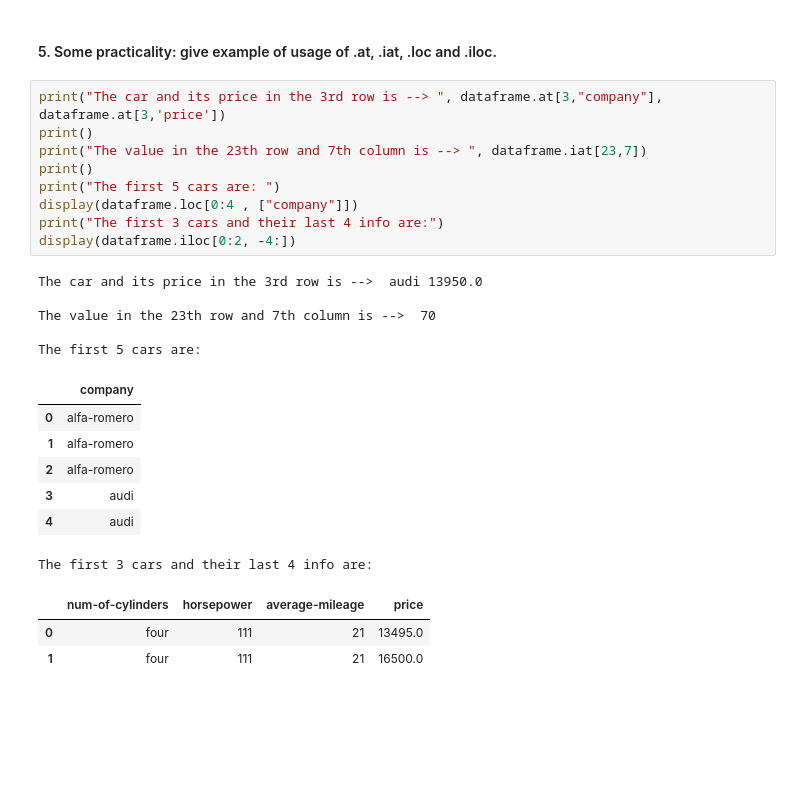
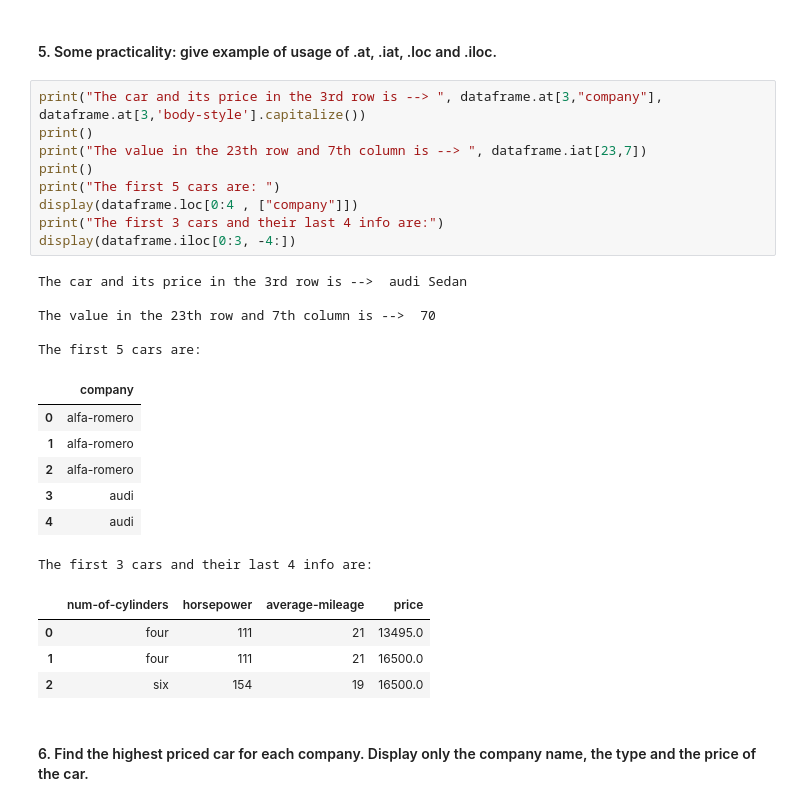
Before and after one commit to Steppenwolf2323/DSA-NumPy-Pandas-Exercises-, a Jupyter notebook: Pandas/Pandas_Exercises.ipynb, the cells around one changed output. Cells and saved outputs as stored; diff of their text form; blank space fills up the shorter version.

```diff
--- a/Pandas/Pandas_Exercises.ipynb
+++ b/Pandas/Pandas_Exercises.ipynb
@@ -150,27 +152,30 @@ dataframe['company'].value_counts()['volvo']
 # %% [markdown]
 #### 5. Some practicality: give example of usage of .at, .iat, .loc and .iloc.
 # %%
-print("The car and its price in the 3rd row is --> ", dataframe.at[3,"company"], dataframe.at[3,'price'])
+print("The car and its price in the 3rd row is --> ", dataframe.at[3,"company"], dataframe.at[3,'body-style'].capitalize())
 print()
 print("The value in the 23th row and 7th column is --> ", dataframe.iat[23,7])
 print()
 print("The first 5 cars are: ")
 display(dataframe.loc[0:4 , ["company"]])
 print("The first 3 cars and their last 4 info are:")
-display(dataframe.iloc[0:2, -4:])
+display(dataframe.iloc[0:3, -4:])
 # %% [output]
-The car and its price in the 3rd row is -->  audi 13950.0
+The car and its price in the 3rd row is -->  audi Sedan
 
 The value in the 23th row and 7th column is -->  70
 
 The first 5 cars are:
 |  | company |
 | 0 | alfa-romero |
 | 1 | alfa-romero |
 | 2 | alfa-romero |
 | 3 | audi |
 | 4 | audi |
 The first 3 cars and their last 4 info are:
 |  | num-of-cylinders | horsepower | average-mileage | price |
 | 0 | four | 111 | 21 | 13495.0 |
 | 1 | four | 111 | 21 | 16500.0 |
+| 2 | six | 154 | 19 | 16500.0 |
+# %% [markdown]
+#### 6. Find the highest priced car for each company. Display only the company name, the type and the price of the car.
```
Also changed, not shown: parts of 2 cells of this notebook.
